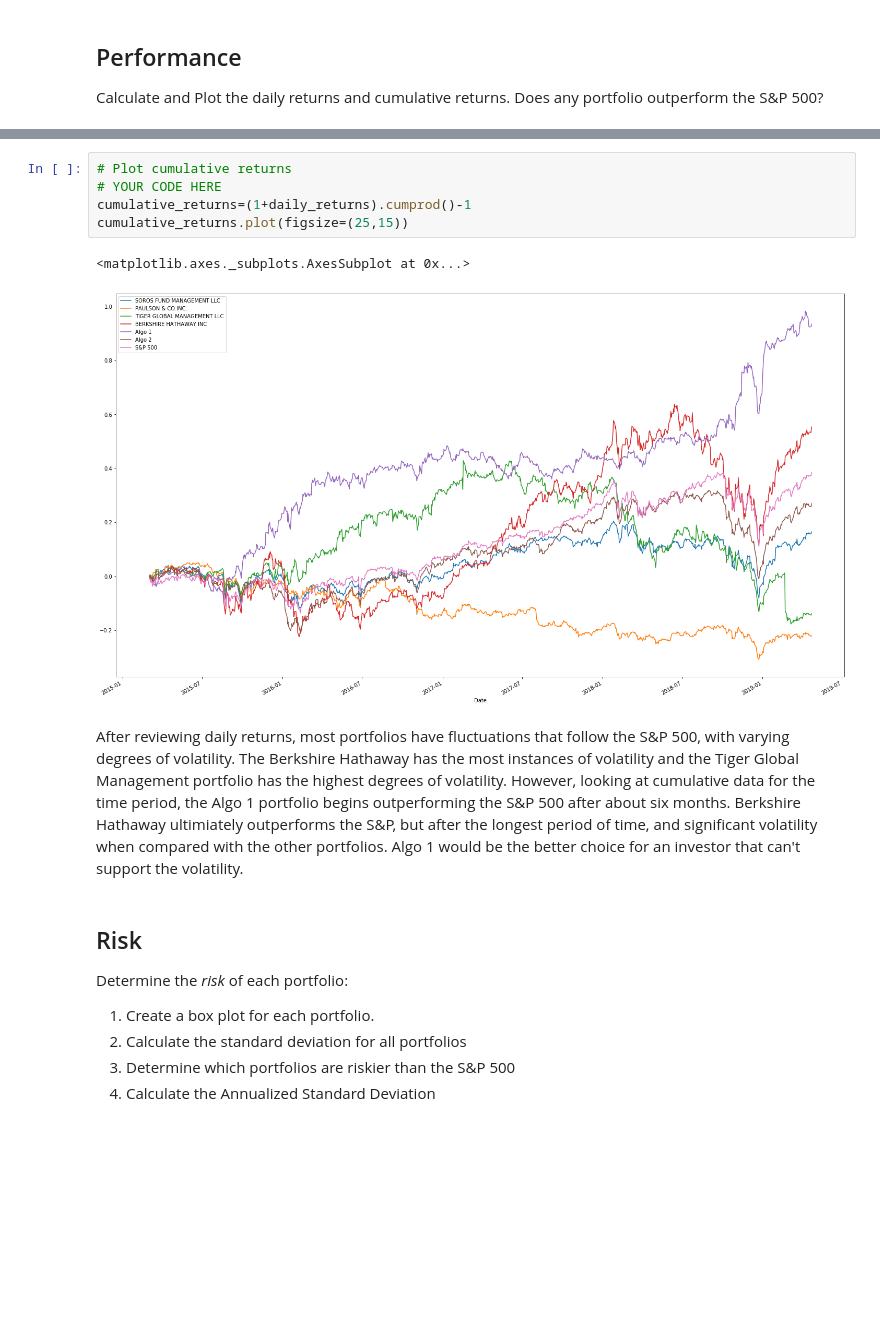
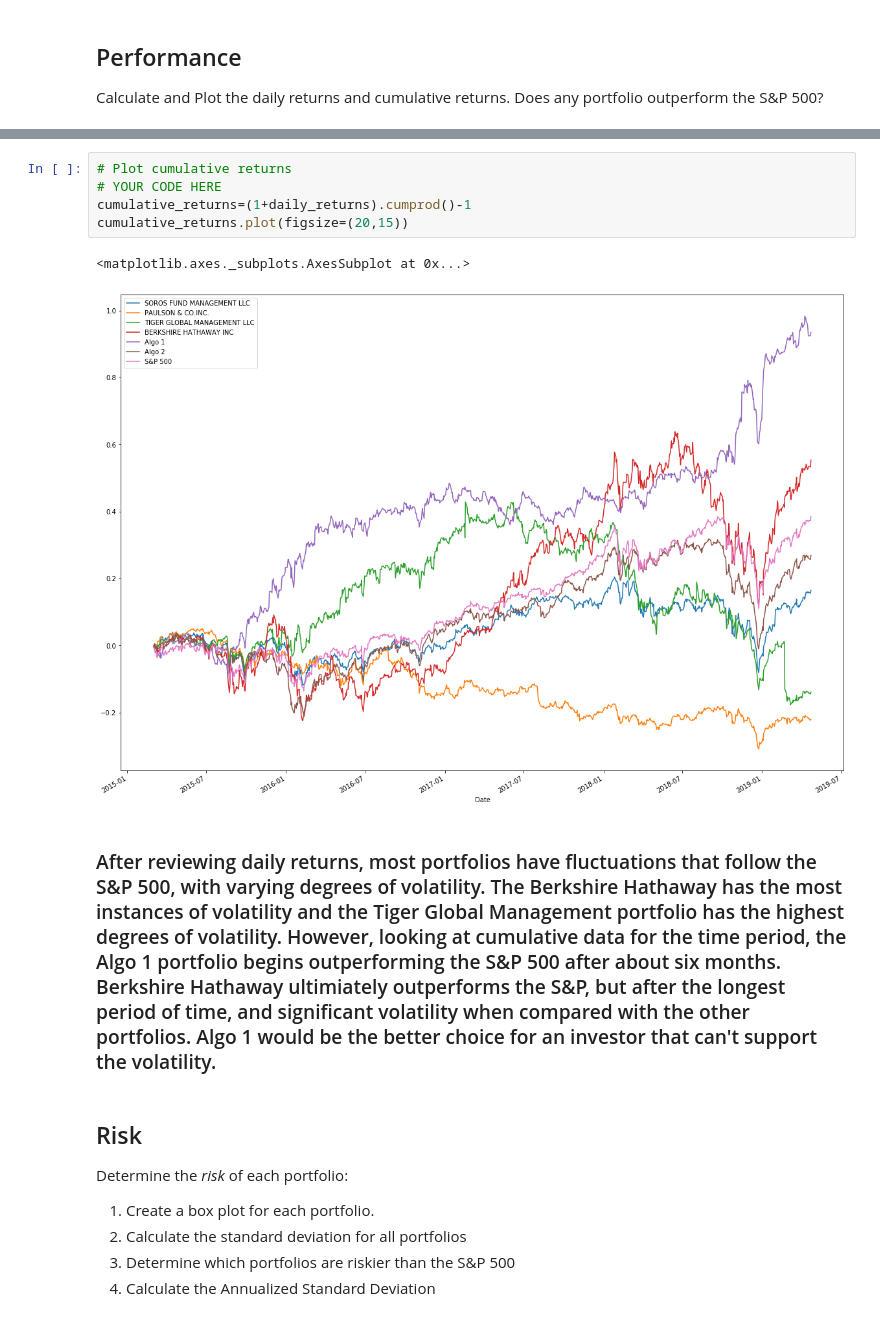
Before and after one commit to AnnSweetNanners/pandas-homework, a Jupyter notebook: Instructions/Starter_Code/whale_analysis.ipynb, the cells around one changed output, grey strips where cells are left out. Drawn from its saved outputs; the diff is of its cells as text; blank space fills up the shorter version.

```diff
--- a/Instructions/Starter_Code/whale_analysis.ipynb
+++ b/Instructions/Starter_Code/whale_analysis.ipynb
@@ -200,13 +207,13 @@ daily_returns.plot(figsize=(25,15))
 # %%
 # Plot cumulative returns
 # YOUR CODE HERE
 cumulative_returns=(1+daily_returns).cumprod()-1
-cumulative_returns.plot(figsize=(25,15))
+cumulative_returns.plot(figsize=(20,15))
 # %% [output]
 <matplotlib.axes._subplots.AxesSubplot at 0x...>
-[figure, old version]
+[figure, new version]
 # %% [markdown]
-After reviewing daily returns, most portfolios have fluctuations that follow the S&P 500, with varying degrees of volatility. The Berkshire Hathaway has the most instances of volatility and the Tiger Global Management portfolio has the highest degrees of volatility. However, looking at cumulative data for the time period, the Algo 1 portfolio begins outperforming the S&P 500 after about six months. Berkshire Hathaway ultimiately outperforms the S&P, but after the longest period of time, and significant volatility when compared with the other portfolios. Algo 1 would be the better choice for an investor that can't support the volatility.
+### After reviewing daily returns, most portfolios have fluctuations that follow the S&P 500, with varying degrees of volatility. The Berkshire Hathaway has the most instances of volatility and the Tiger Global Management portfolio has the highest degrees of volatility. However, looking at cumulative data for the time period, the Algo 1 portfolio begins outperforming the S&P 500 after about six months. Berkshire Hathaway ultimiately outperforms the S&P, but after the longest period of time, and significant volatility when compared with the other portfolios. Algo 1 would be the better choice for an investor that can't support the volatility.
 # %% [markdown]
 ## Risk
 
```
Also changed, not shown: parts of 13 cells of this notebook.
